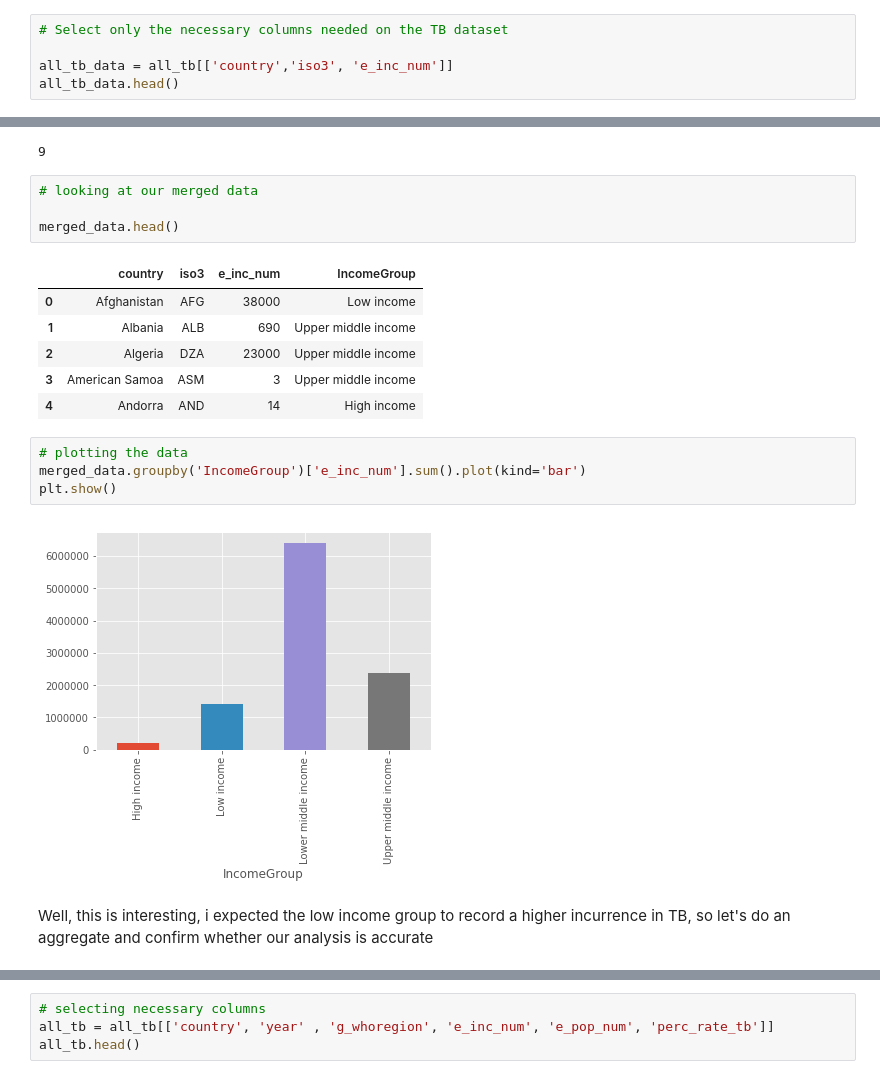
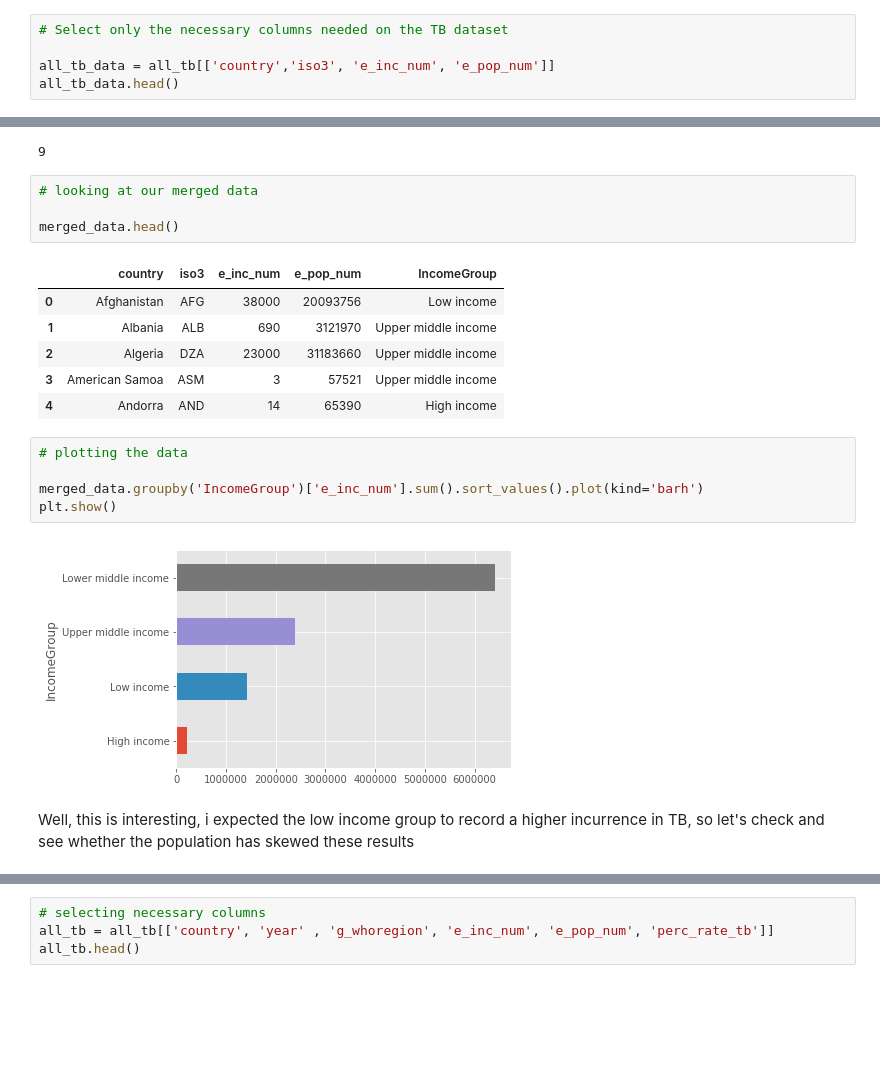
Before and after one commit to GabuTheGreat/python_analysis, a Jupyter notebook: TB Analysis using Python.ipynb, the cells around one changed output, grey strips where cells are left out. Saved outputs shown, nothing was run; the diff lists cells and outputs as text; blank space fills up the shorter version.

Commit message:
New plots and updates

```diff
--- a/TB Analysis using Python.ipynb
+++ b/TB Analysis using Python.ipynb
@@ -369,6 +372,6 @@ all_gdp_data = pd.read_csv ('https://raw.githubusercontent.com/waithiegeni/pytho
 # %%
 # Select only the necessary columns needed on the TB dataset
 
-all_tb_data = all_tb[['country','iso3', 'e_inc_num']]
+all_tb_data = all_tb[['country','iso3', 'e_inc_num', 'e_pop_num']]
 all_tb_data.head()
 # %% [output]
@@ -453,17 +458,18 @@ len(not_included)
 
 merged_data.head()
 # %% [output]
-|  | country | iso3 | e_inc_num | IncomeGroup |
-| 0 | Afghanistan | AFG | 38000 | Low income |
-| 1 | Albania | ALB | 690 | Upper middle income |
-| 2 | Algeria | DZA | 23000 | Upper middle income |
-| 3 | American Samoa | ASM | 3 | Upper middle income |
-| 4 | Andorra | AND | 14 | High income |
+|  | country | iso3 | e_inc_num | e_pop_num | IncomeGroup |
+| 0 | Afghanistan | AFG | 38000 | 20093756 | Low income |
+| 1 | Albania | ALB | 690 | 3121970 | Upper middle income |
+| 2 | Algeria | DZA | 23000 | 31183660 | Upper middle income |
+| 3 | American Samoa | ASM | 3 | 57521 | Upper middle income |
+| 4 | Andorra | AND | 14 | 65390 | High income |
 # %%
 # plotting the data
-merged_data.groupby('IncomeGroup')['e_inc_num'].sum().plot(kind='bar')
+
+merged_data.groupby('IncomeGroup')['e_inc_num'].sum().sort_values().plot(kind='barh')
 plt.show()
 # %% [output]
-[figure, old version]
+[figure, new version]
 # %% [markdown]
-Well, this is interesting, i expected the low income group to record a higher incurrence in TB, so let's do an aggregate and confirm whether our analysis is accurate
+Well, this is interesting, i expected the low income group to record a higher incurrence in TB, so let's check and see whether the population has skewed these results
```
Also changed, not shown: parts of 31 cells of this notebook, 5 other files.
